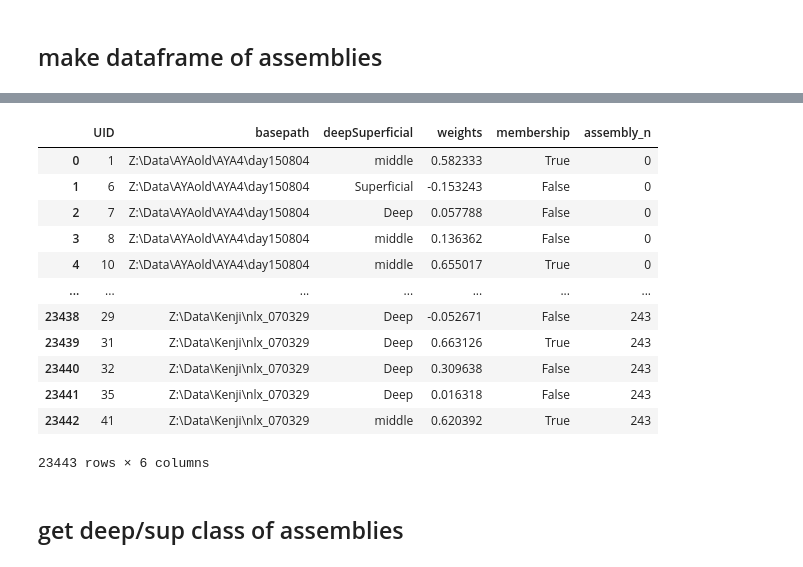
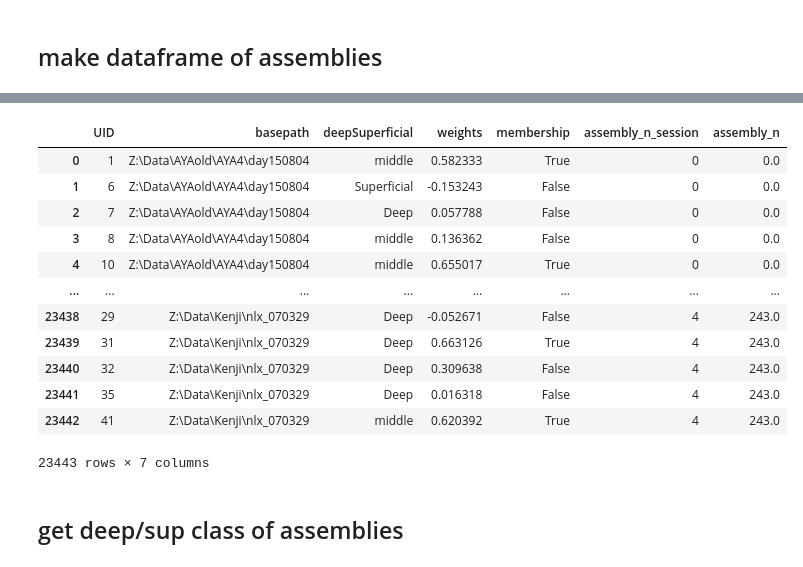
Before and after one commit to ryanharvey1/ripple_heterogeneity, a Jupyter notebook: scripts/assembly/assembly_pre_task_post_react.ipynb, the cells around one changed output, grey strips where cells are left out. Cells and saved outputs as stored; diff of their text form; code cells hidden in the pictures.

Commit message:
working edits to compile data

```diff
--- a/scripts/assembly/assembly_pre_task_post_react.ipynb
+++ b/scripts/assembly/assembly_pre_task_post_react.ipynb
@@ -143,7 +143,7 @@ def collect_assemblies(results):
     df["deepSuperficial"] = np.hstack(deepSuperficial)
     df["weights"] = np.hstack(weights)
     df["membership"] = np.hstack(membership)
-    df["assembly_n"] = np.hstack(assembly_n)
+    df["assembly_n_session"] = np.hstack(assembly_n)
     return df
 
 
@@ -169,24 +153,24 @@ df
 # %%
 offset = 0
 for basepath in df.basepath.unique():
-    df.loc[df.basepath == basepath,"assembly_n"] = df[df.basepath == basepath].assembly_n + offset
+    df.loc[df.basepath == basepath,"assembly_n"] = df[df.basepath == basepath].assembly_n_session + offset
     offset = df[df.basepath == basepath].assembly_n.max()
 
 df
 # %% [output]
-|  | UID | basepath | deepSuperficial | weights | membership | assembly_n |
-| 0 | 1 | Z:\Data\AYAold\AYA4\day150804 | middle | 0.582333 | True | 0 |
-| 1 | 6 | Z:\Data\AYAold\AYA4\day150804 | Superficial | -0.153243 | False | 0 |
-| 2 | 7 | Z:\Data\AYAold\AYA4\day150804 | Deep | 0.057788 | False | 0 |
-| 3 | 8 | Z:\Data\AYAold\AYA4\day150804 | middle | 0.136362 | False | 0 |
-| 4 | 10 | Z:\Data\AYAold\AYA4\day150804 | middle | 0.655017 | True | 0 |
-| ... | ... | ... | ... | ... | ... | ... |
-| 23438 | 29 | Z:\Data\Kenji\nlx_070329 | Deep | -0.052671 | False | 243 |
-| 23439 | 31 | Z:\Data\Kenji\nlx_070329 | Deep | 0.663126 | True | 243 |
-| 23440 | 32 | Z:\Data\Kenji\nlx_070329 | Deep | 0.309638 | False | 243 |
-| 23441 | 35 | Z:\Data\Kenji\nlx_070329 | Deep | 0.016318 | False | 243 |
-| 23442 | 41 | Z:\Data\Kenji\nlx_070329 | middle | 0.620392 | True | 243 |
+|  | UID | basepath | deepSuperficial | weights | membership | assembly_n_session | assembly_n |
+| 0 | 1 | Z:\Data\AYAold\AYA4\day150804 | middle | 0.582333 | True | 0 | 0.0 |
+| 1 | 6 | Z:\Data\AYAold\AYA4\day150804 | Superficial | -0.153243 | False | 0 | 0.0 |
+| 2 | 7 | Z:\Data\AYAold\AYA4\day150804 | Deep | 0.057788 | False | 0 | 0.0 |
+| 3 | 8 | Z:\Data\AYAold\AYA4\day150804 | middle | 0.136362 | False | 0 | 0.0 |
+| 4 | 10 | Z:\Data\AYAold\AYA4\day150804 | middle | 0.655017 | True | 0 | 0.0 |
+| ... | ... | ... | ... | ... | ... | ... | ... |
+| 23438 | 29 | Z:\Data\Kenji\nlx_070329 | Deep | -0.052671 | False | 4 | 243.0 |
+| 23439 | 31 | Z:\Data\Kenji\nlx_070329 | Deep | 0.663126 | True | 4 | 243.0 |
+| 23440 | 32 | Z:\Data\Kenji\nlx_070329 | Deep | 0.309638 | False | 4 | 243.0 |
+| 23441 | 35 | Z:\Data\Kenji\nlx_070329 | Deep | 0.016318 | False | 4 | 243.0 |
+| 23442 | 41 | Z:\Data\Kenji\nlx_070329 | middle | 0.620392 | True | 4 | 243.0 |
-23443 rows × 6 columns
+23443 rows × 7 columns
 # %% [markdown]
 ## get deep/sup class of assemblies
 # %%
```
Also changed, not shown: parts of 8 cells of this notebook.
